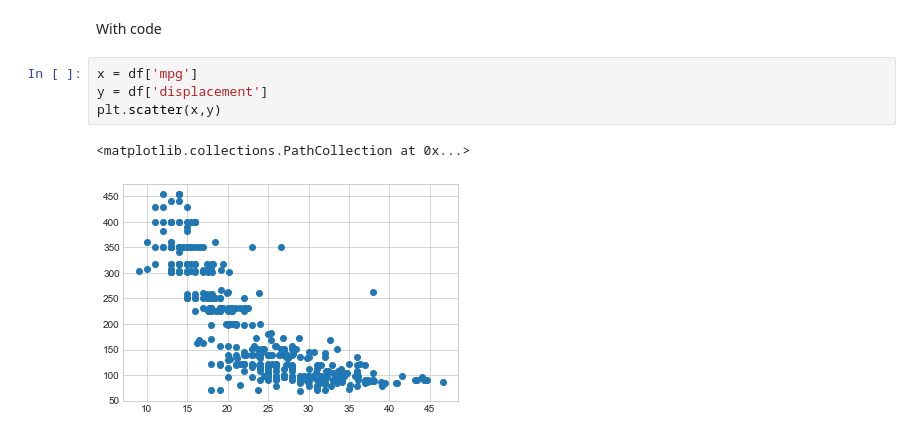
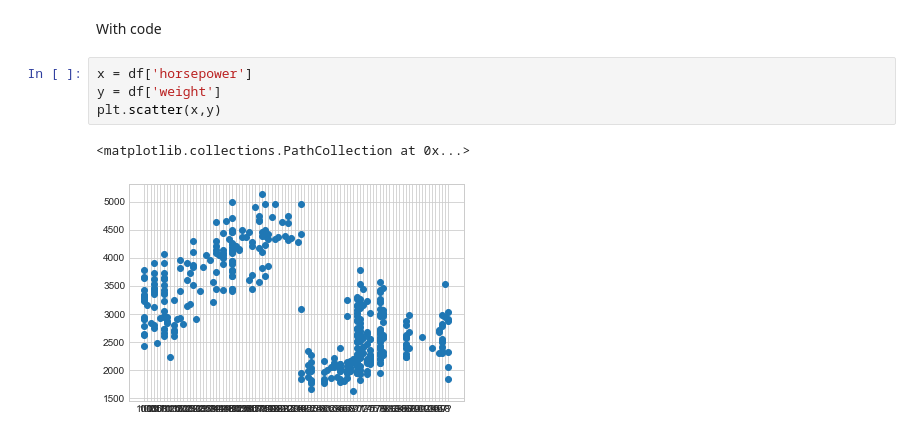
Before and after one commit to AartiBhagtani/DMBI, a Jupyter notebook: Clustering - Agglomerative/Agglomerative .ipynb, the cells around one changed output. Drawn from its saved outputs; the diff is of its cells as text.

```diff
--- a/Clustering - Agglomerative/Agglomerative .ipynb
+++ b/Clustering - Agglomerative/Agglomerative .ipynb
@@ -67,9 +64,9 @@ plt.show()
 # %% [markdown]
 With code
 # %%
-x = df['mpg']
-y = df['displacement']
+x = df['horsepower']
+y = df['weight']
 plt.scatter(x,y)
 # %% [output]
 <matplotlib.collections.PathCollection at 0x...>
-[figure, old version]
+[figure, new version]
```
Also changed, not shown: parts of 12 cells of this notebook, 2 other files.
